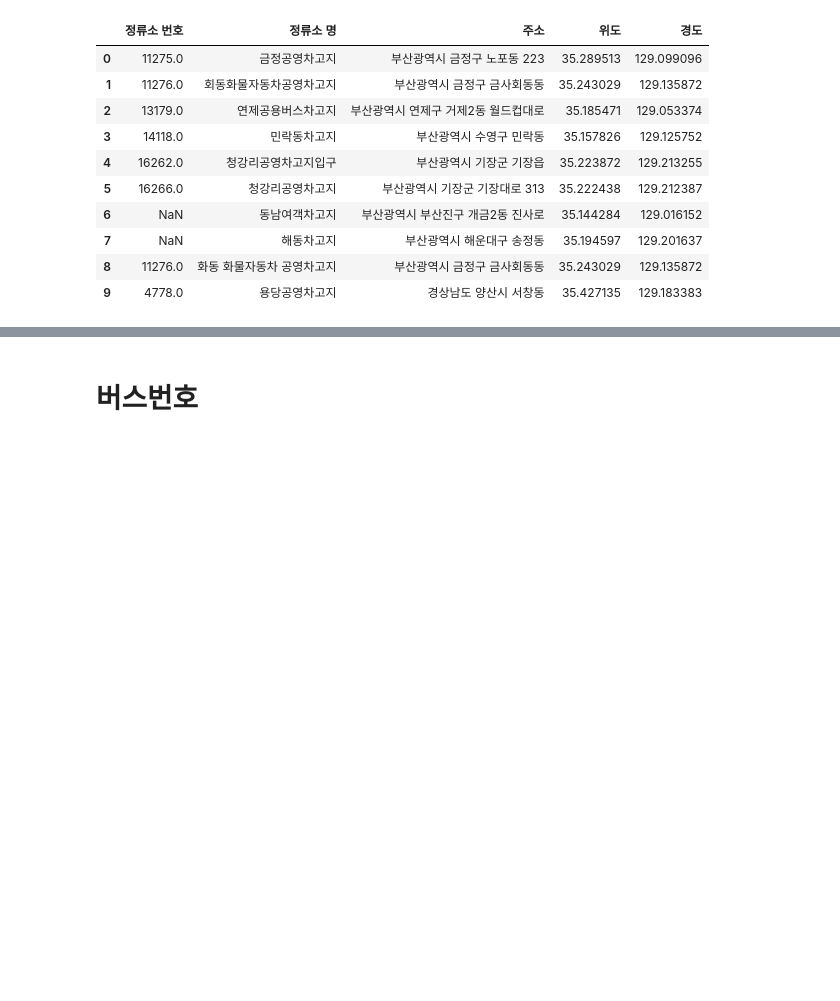
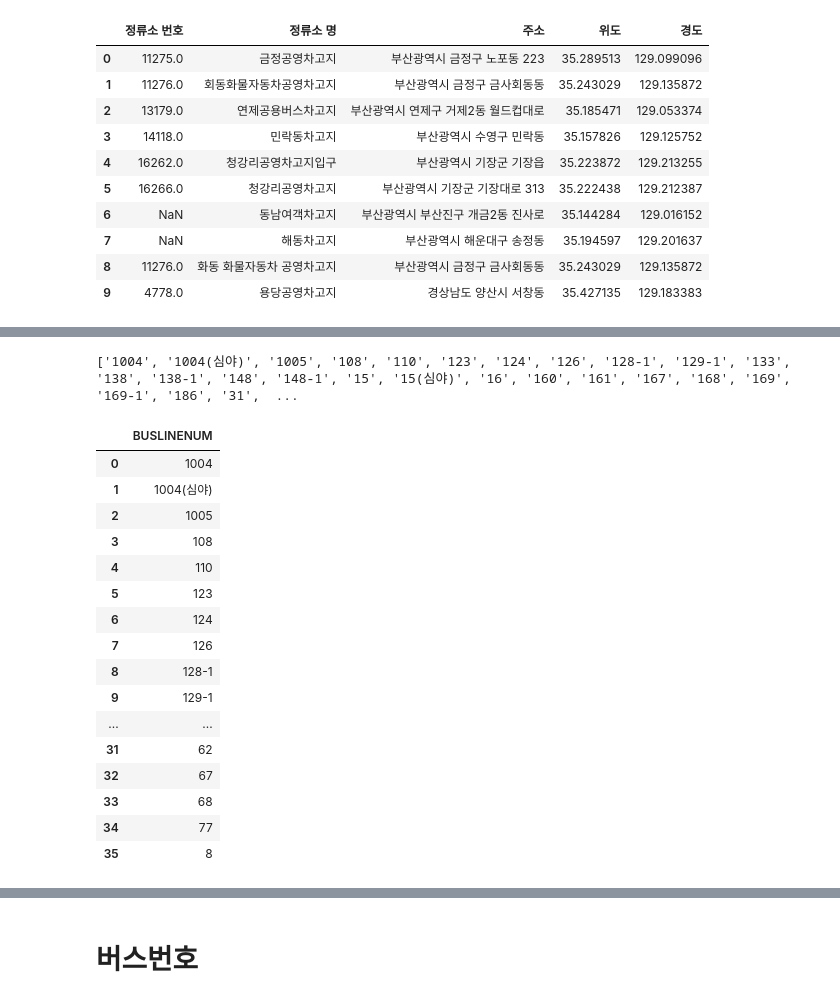
Before and after one commit to WithU-Bus/WithU-Bus, a Jupyter notebook: 버스노선연결.ipynb, the cells around one changed output, grey strips where cells are left out. Drawn from its saved outputs; the diff is of its cells as text; code cells hidden in the pictures; blank space fills up the shorter version.

```diff
--- a/버스노선연결.ipynb
+++ b/버스노선연결.ipynb
@@ -36,0 +37,32 @@ bus
+# %%
+busnumber = []
+for i in bus.index:
+    if bus.loc[i, 'GUNAME'] == '사상구':
+        x = bus.loc[i , 'BUSLINENUM']
+        if x in busnumber:
+            continue
+        busnumber.append(x)
+print(busnumber)
+# %% [output]
+['1004', '1004(심야)', '1005', '108', '110', '123', '124', '126', '128-1', '129-1', '133', '138', '138-1', '148', '148-1', '15', '15(심야)', '16', '160', '161', '167', '168', '169', '169-1', '186', '31',  ...
+# %%
+busnumber = pd.DataFrame(busnumber, columns = ['BUSLINENUM'])
+busnumber
+# %% [output]
+|  | BUSLINENUM |
+| 0 | 1004 |
+| 1 | 1004(심야) |
+| 2 | 1005 |
+| 3 | 108 |
+| 4 | 110 |
+| 5 | 123 |
+| 6 | 124 |
+| 7 | 126 |
+| 8 | 128-1 |
+| 9 | 129-1 |
+| ... | ... |
+| 31 | 62 |
+| 32 | 67 |
+| 33 | 68 |
+| 34 | 77 |
+| 35 | 8 |
```
Also changed, not shown: parts of 13 cells of this notebook, 7 other files.
